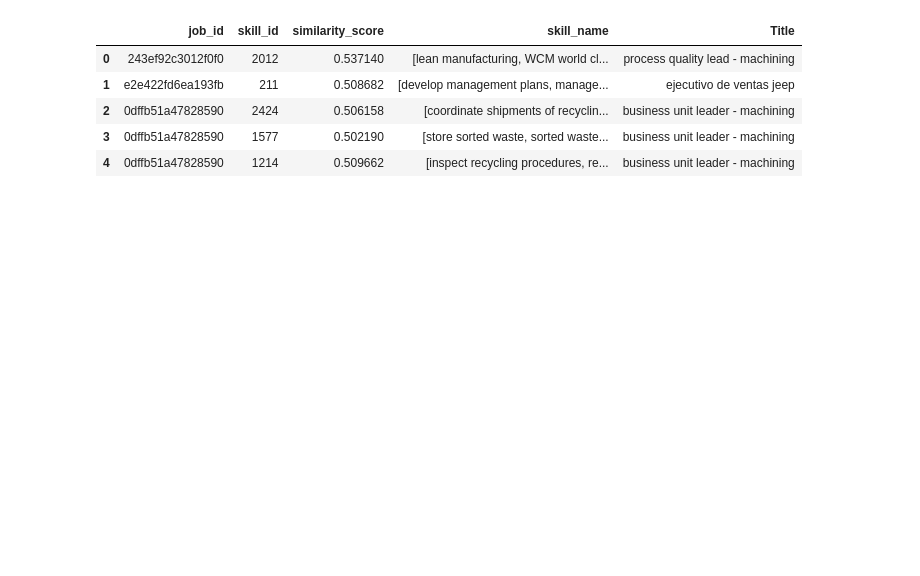
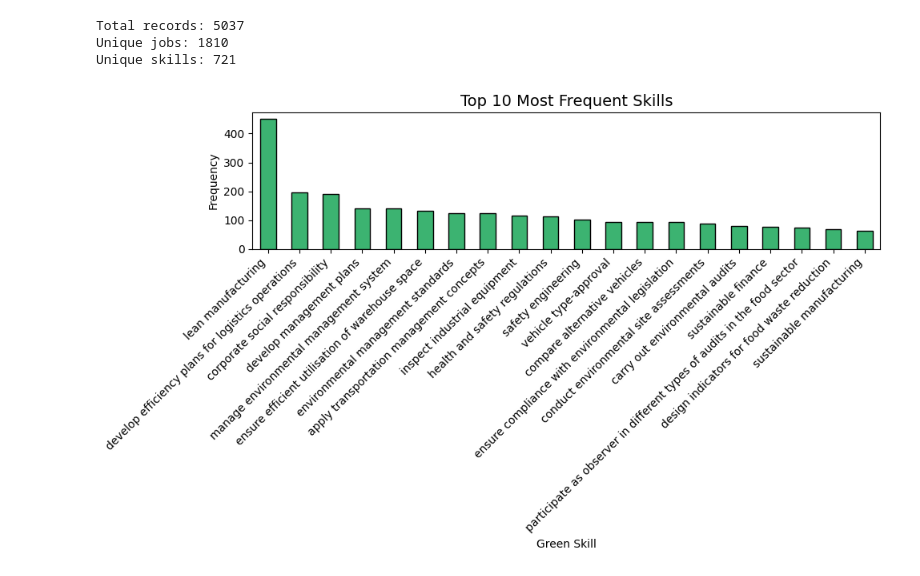
Before and after one commit to JNArrazola/green_skill_RAG_system, a Jupyter notebook: src/4_descriptive_analysis.ipynb, the cells around one changed output. Cells and saved outputs as stored; diff of their text form; code cells hidden in the pictures; blank space fills up the shorter version.

```diff
--- a/src/4_descriptive_analysis.ipynb
+++ b/src/4_descriptive_analysis.ipynb
@@ -47,3 +65,2 @@ joined_data
 # %%
-jobs = pd.read_csv("../data/jan_to_apr_2025_with_languages_cleaned.csv")
-jobs.head(5)
+result = pd.read_csv("../data/green_jobs_with_titles.csv")
@@ -97,10 +67,27 @@ df_merged = joined_data.merge(
-# %%
-df_merged.head()
-# %% [output]
-|  | job_id | skill_id | similarity_score | skill_name | Title |
-| 0 | 243ef92c3012f0f0 | 2012 | 0.537140 | [lean manufacturing, WCM world cl... | process quality lead - machining |
-| 1 | e2e422fd6ea193fb | 211 | 0.508682 | [develop management plans, manage... | ejecutivo de ventas jeep |
-| 2 | 0dffb51a47828590 | 2424 | 0.506158 | [coordinate shipments of recyclin... | business unit leader - machining |
-| 3 | 0dffb51a47828590 | 1577 | 0.502190 | [store sorted waste, sorted waste... | business unit leader - machining |
-| 4 | 0dffb51a47828590 | 1214 | 0.509662 | [inspect recycling procedures, re... | business unit leader - machining |
+# %%
+total_records = len(result)
+unique_jobs = result["job_id"].nunique()
+unique_skills = result["skill_id"].nunique()
+
+print(f"Total records: {total_records}")
+print(f"Unique jobs: {unique_jobs}")
+print(f"Unique skills: {unique_skills}")
+# %% [output]
+Total records: 5037
+Unique jobs: 1810
+Unique skills: 721
+# %%
+plt.figure(figsize=(10,6))
+
+skill_freq = result["skill_name"].value_counts()
+skill_freq.head(20).plot(kind="bar", color="mediumseagreen", edgecolor="black")
+
+plt.title("Top 10 Most Frequent Skills", fontsize=14)
+plt.xlabel("Green Skill")
+plt.ylabel("Frequency")
+plt.xticks(rotation=45, ha="right")
+plt.tight_layout()
+plt.show()
+# %% [output]
+[figure, added]
 # %%
```
Also changed, not shown: parts of 24 cells of this notebook, 5 other files.
